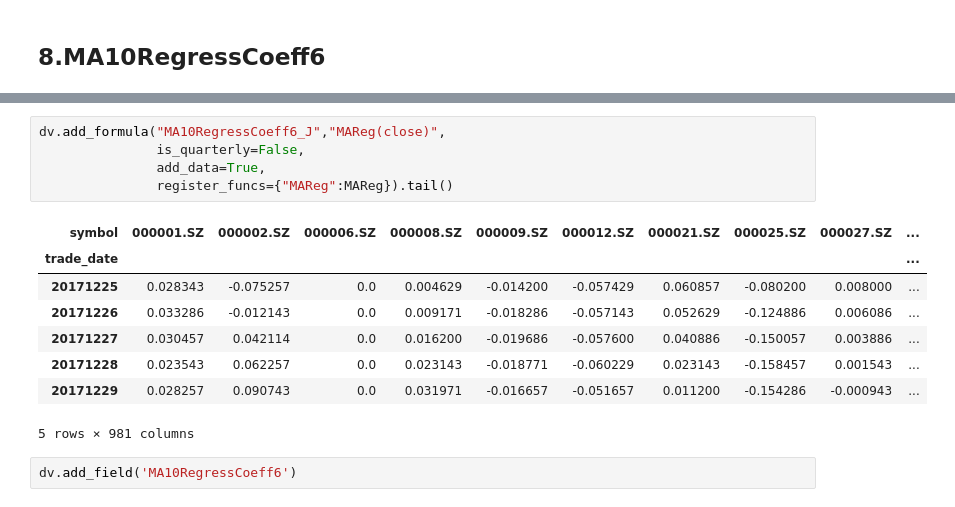
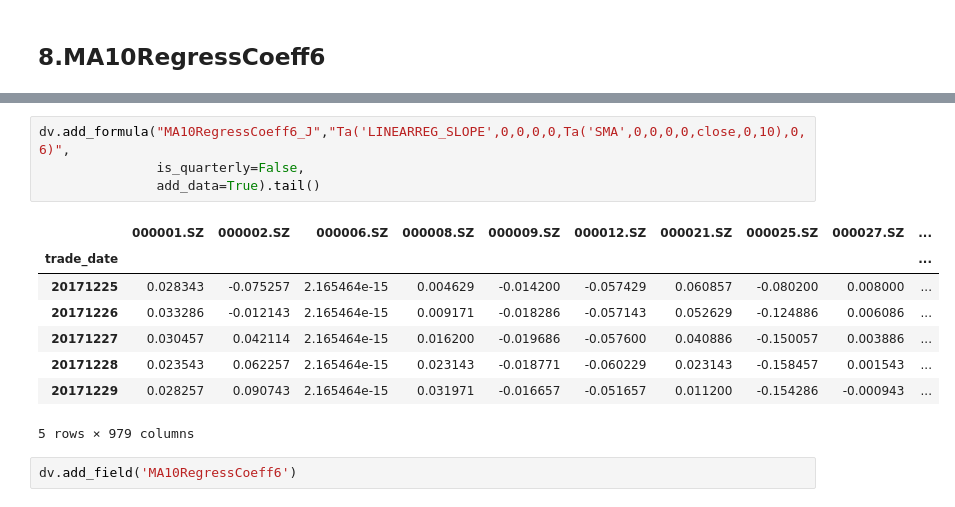
Before and after one commit to cbh968130/ShinieHW, a Jupyter notebook: 8_factors/factor8.ipynb, the cells around one changed output, grey strips where cells are left out. Drawn from its saved outputs; the diff is of its cells as text.

```diff
--- a/8_factors/factor8.ipynb
+++ b/8_factors/factor8.ipynb
@@ -392,17 +392,16 @@ def MAReg (df,m=10,n=6): #默认MA10RegressCoeff6
 # %%
-dv.add_formula("MA10RegressCoeff6_J","MAReg(close)",
+dv.add_formula("MA10RegressCoeff6_J","Ta('LINEARREG_SLOPE',0,0,0,0,Ta('SMA',0,0,0,0,close,0,10),0,6)",
                is_quarterly=False,
-               add_data=True,
-               register_funcs={"MAReg":MAReg}).tail()
+               add_data=True).tail()
 # %% [output]
-| symbol | 000001.SZ | 000002.SZ | 000006.SZ | 000008.SZ | 000009.SZ | 000012.SZ | 000021.SZ | 000025.SZ | 000027.SZ | ... |
+|  | 000001.SZ | 000002.SZ | 000006.SZ | 000008.SZ | 000009.SZ | 000012.SZ | 000021.SZ | 000025.SZ | 000027.SZ | ... |
 | trade_date |  |  |  |  |  |  |  |  |  | ... |
-| 20171225 | 0.028343 | -0.075257 | 0.0 | 0.004629 | -0.014200 | -0.057429 | 0.060857 | -0.080200 | 0.008000 | ... |
-| 20171226 | 0.033286 | -0.012143 | 0.0 | 0.009171 | -0.018286 | -0.057143 | 0.052629 | -0.124886 | 0.006086 | ... |
-| 20171227 | 0.030457 | 0.042114 | 0.0 | 0.016200 | -0.019686 | -0.057600 | 0.040886 | -0.150057 | 0.003886 | ... |
-| 20171228 | 0.023543 | 0.062257 | 0.0 | 0.023143 | -0.018771 | -0.060229 | 0.023143 | -0.158457 | 0.001543 | ... |
-| 20171229 | 0.028257 | 0.090743 | 0.0 | 0.031971 | -0.016657 | -0.051657 | 0.011200 | -0.154286 | -0.000943 | ... |
+| 20171225 | 0.028343 | -0.075257 | 2.165464e-15 | 0.004629 | -0.014200 | -0.057429 | 0.060857 | -0.080200 | 0.008000 | ... |
+| 20171226 | 0.033286 | -0.012143 | 2.165464e-15 | 0.009171 | -0.018286 | -0.057143 | 0.052629 | -0.124886 | 0.006086 | ... |
+| 20171227 | 0.030457 | 0.042114 | 2.165464e-15 | 0.016200 | -0.019686 | -0.057600 | 0.040886 | -0.150057 | 0.003886 | ... |
+| 20171228 | 0.023543 | 0.062257 | 2.165464e-15 | 0.023143 | -0.018771 | -0.060229 | 0.023143 | -0.158457 | 0.001543 | ... |
+| 20171229 | 0.028257 | 0.090743 | 2.165464e-15 | 0.031971 | -0.016657 | -0.051657 | 0.011200 | -0.154286 | -0.000943 | ... |
-5 rows × 981 columns
+5 rows × 979 columns
 # %%
 dv.add_field('MA10RegressCoeff6')
 # %% [output]
```
Also changed, not shown: parts of 3 cells of this notebook, 23 other files.
